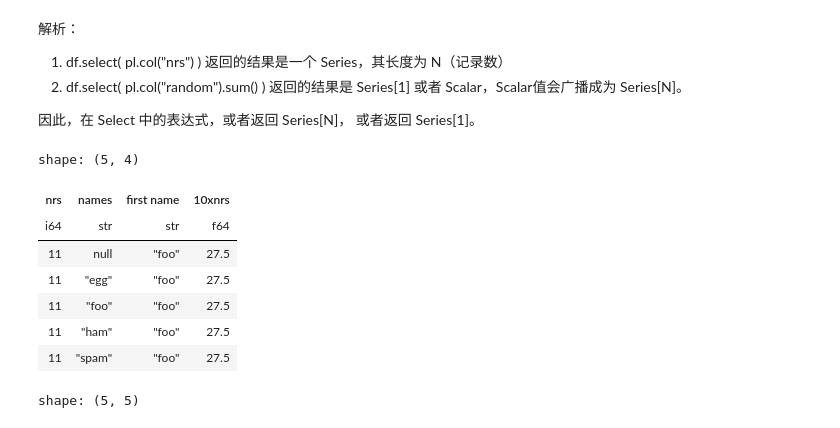
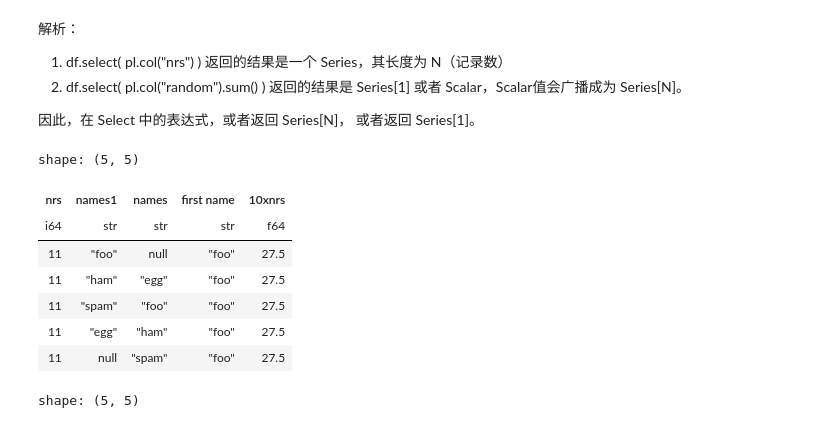
Before and after one commit to wangzaixiang/notebooks, a Jupyter notebook: polars/polars-1.ipynb, the cells around one changed output. Cells and saved outputs as stored; diff of their text form; code cells hidden in the pictures.

```diff
--- a/polars/polars-1.ipynb
+++ b/polars/polars-1.ipynb
@@ -72,19 +85,20 @@ shape: (5, 4)
 # %%
 df.select(
     pl.sum("nrs"),                                # Scalar
+    pl.col("names").alias("names1"),
     pl.col("names").sort(),                       # Series[N]
     pl.col("names").first().alias("first name"),  # Scalar
     (pl.mean("nrs") * 10).alias("10xnrs"),        # Scalar
 )
 # %% [output]
-shape: (5, 4)
+shape: (5, 5)
-| nrs | names | first name | 10xnrs |
-| i64 | str | str | f64 |
-| 11 | null | "foo" | 27.5 |
-| 11 | "egg" | "foo" | 27.5 |
-| 11 | "foo" | "foo" | 27.5 |
-| 11 | "ham" | "foo" | 27.5 |
-| 11 | "spam" | "foo" | 27.5 |
+| nrs | names1 | names | first name | 10xnrs |
+| i64 | str | str | str | f64 |
+| 11 | "foo" | null | "foo" | 27.5 |
+| 11 | "ham" | "egg" | "foo" | 27.5 |
+| 11 | "spam" | "foo" | "foo" | 27.5 |
+| 11 | "egg" | "ham" | "foo" | 27.5 |
+| 11 | null | "spam" | "foo" | 27.5 |
 # %%
 # example mixes Series-N and Series-1 Expression
 df.select(
```
Also changed, not shown: parts of 16 cells of this notebook, 5 other files.
